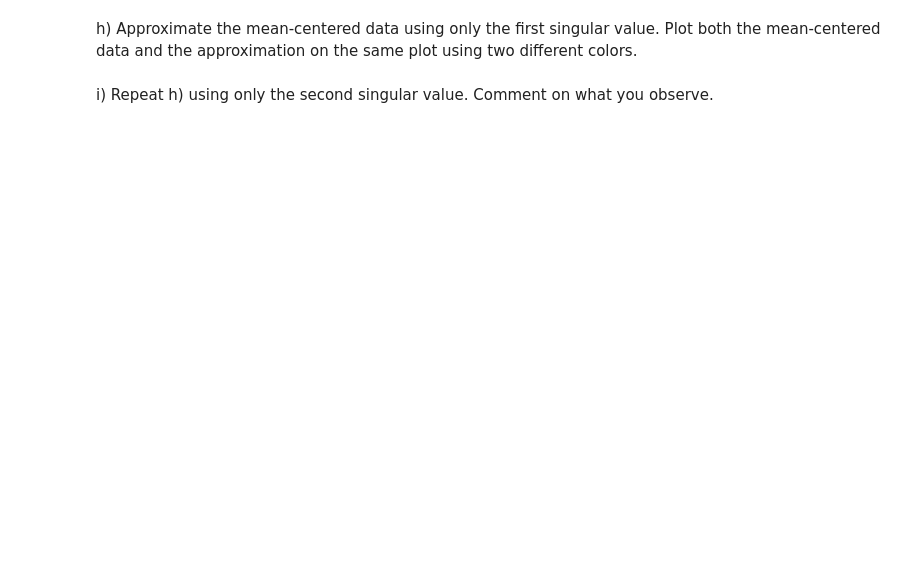
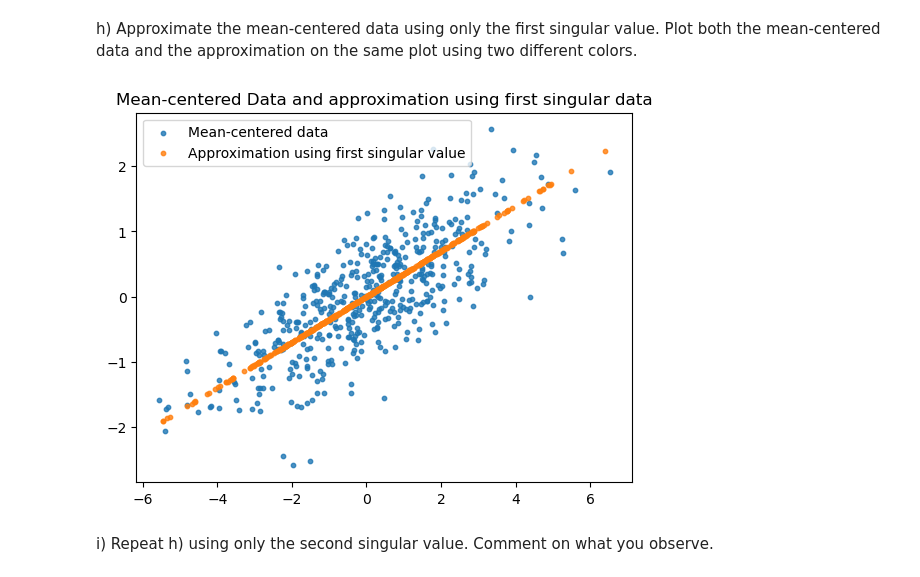
Before and after one commit to shivi-9/CS506-Spring2023, a Jupyter notebook: worksheets/worksheet_08.ipynb, the cells around one changed output. Cells and saved outputs as stored; diff of their text form; code cells hidden in the pictures; blank space fills up the shorter version.

```diff
--- a/worksheets/worksheet_08.ipynb
+++ b/worksheets/worksheet_08.ipynb
@@ -143,4 +192,19 @@ g) Appoximating the data using either the first or second singular value will re
 # %% [markdown]
 h) Approximate the mean-centered data using only the first singular value. Plot both the mean-centered data and the approximation on the same plot using two different colors.
+# %%
+scopy = s.copy()
+scopy[1:] = 0.0
+s_app_1 = u.dot(np.diag(scopy)).dot(vt)
+
+plt.scatter(mean_centered_data[:, 0],
+            mean_centered_data[:, 1], s=10, alpha=0.8, label="Mean-centered data")
+plt.title("Mean-centered Data and approximation using first singular data")
+plt.scatter(s_app_1[:, 0],
+            s_app_1[:, 1], s=10, alpha=0.8, label="Approximation using first singular value")
+
+plt.legend(loc="upper left")
+plt.show()
+# %% [output]
+[figure, added]
 # %% [markdown]
 i) Repeat h) using only the second singular value. Comment on what you observe.
```
Also changed, not shown: parts of 12 cells of this notebook, 1 other file.
